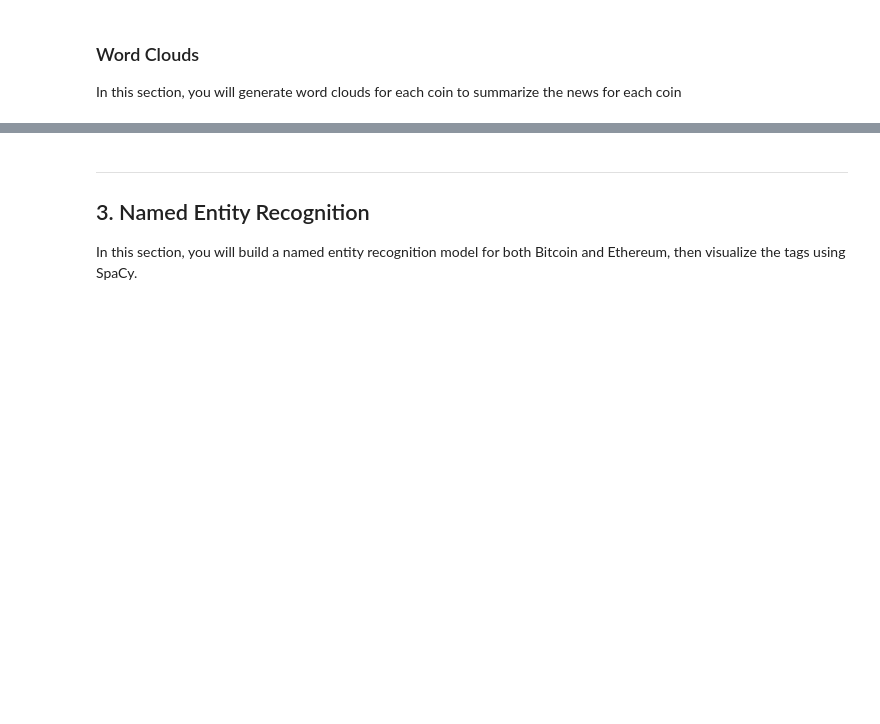
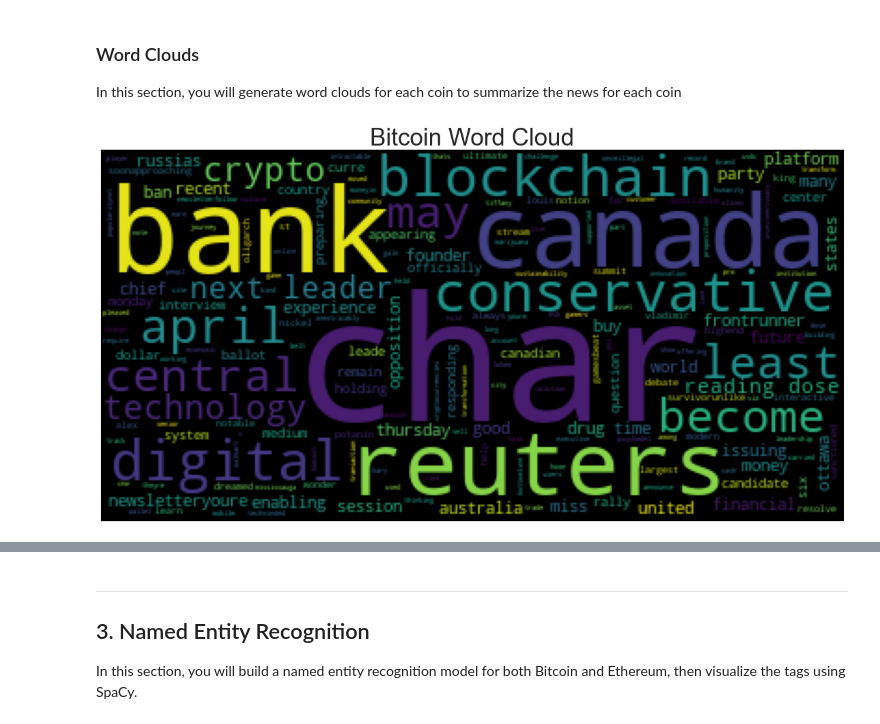
Before and after one commit to nomadic-me/Tales-from-the-Crypto, a Jupyter notebook: crypto_sentiment.ipynb, the cells around one changed output, grey strips where cells are left out. Saved outputs shown, nothing was run; the diff lists cells and outputs as text; code cells hidden in the pictures; blank space fills up the shorter version.

```diff
--- a/crypto_sentiment.ipynb
+++ b/crypto_sentiment.ipynb
@@ -349,0 +396,10 @@ mpl.rcParams['figure.figsize'] = [20.0, 10.0]
+# %%
+# Generate the Bitcoin word cloud
+wc = WordCloud()
+bitcoin_string = ' '.join(bitcoin_words)
+bitcoin_wordcloud = wc.generate(bitcoin_string)
+plt.imshow(bitcoin_wordcloud);
+plt.title(label="Bitcoin Word Cloud", size=35)
+plt.axis("off");
+# %% [output]
+[figure, added]
```
Also changed, not shown: parts of 20 cells of this notebook.
